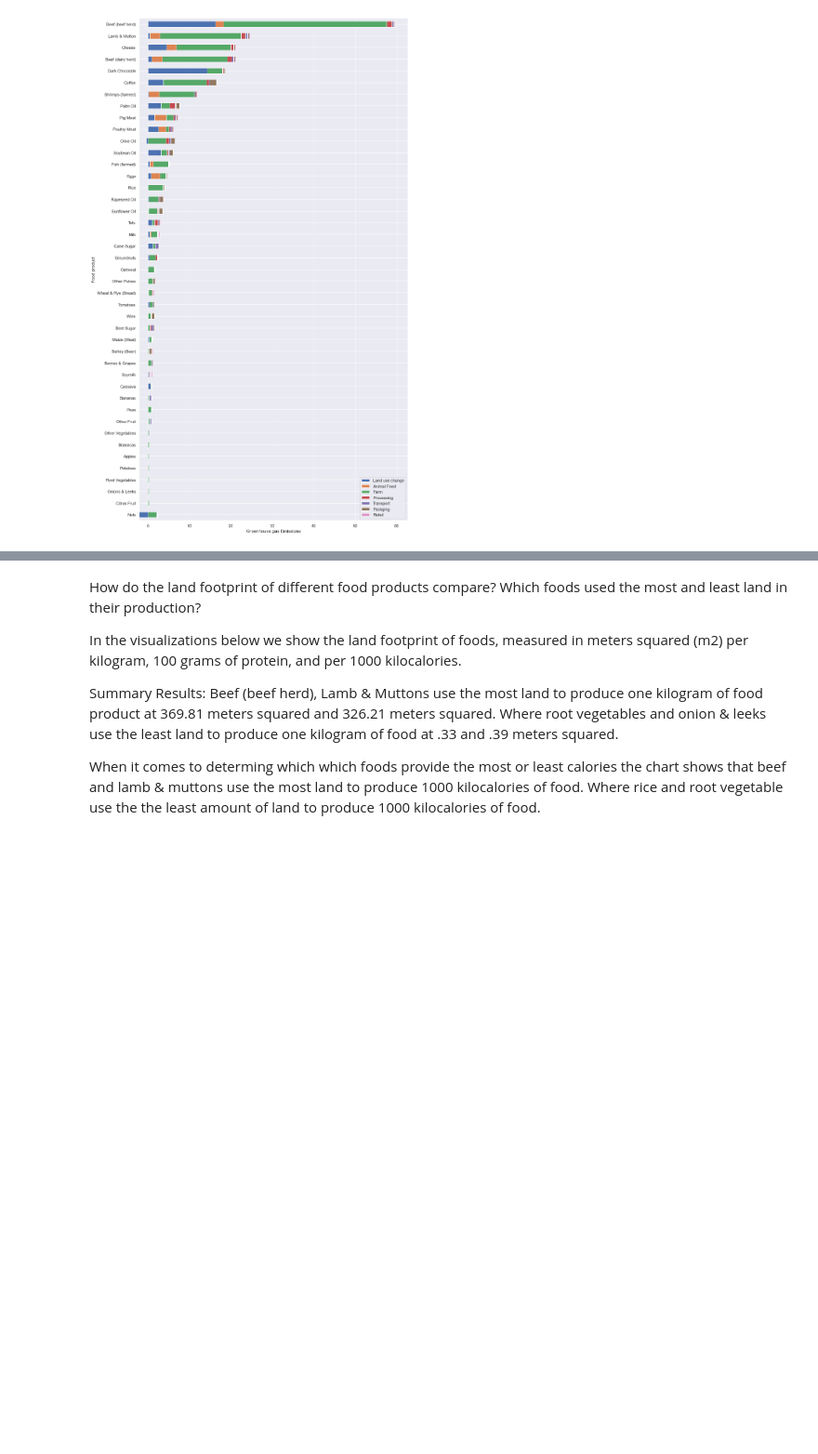
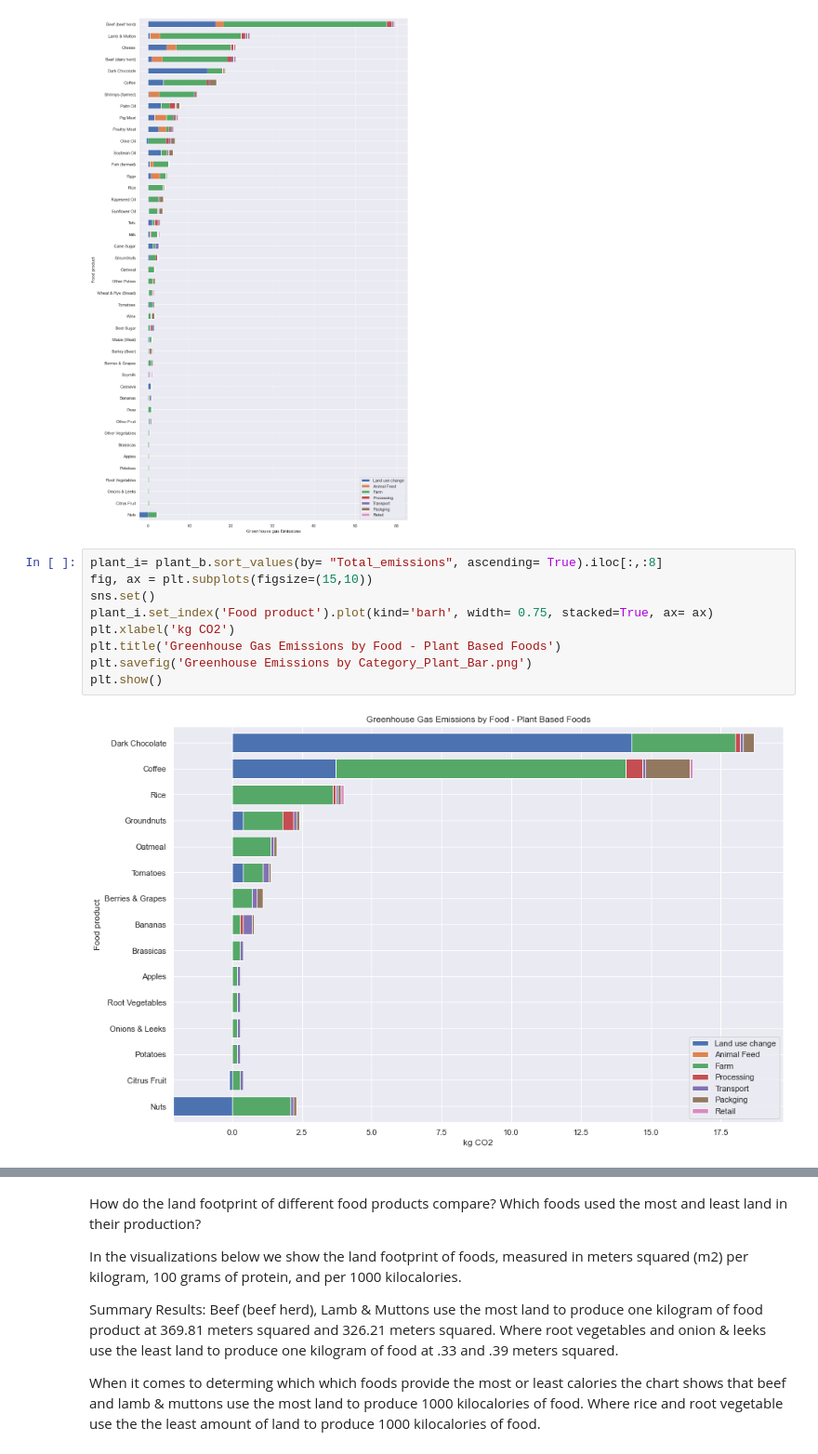
Before and after one commit to FashionForward-3/Sustainable-Eating, a Jupyter notebook: Food_Data.ipynb, the cells around one changed output, grey strips where cells are left out. Shown at 93% size. Cells and saved outputs as stored; diff of their text form; blank space fills up the shorter version.

```diff
--- a/Food_Data.ipynb
+++ b/Food_Data.ipynb
@@ -824,3 +827,14 @@ plt.xlabel("Greenhouse gas Emissions")
 plt.show()
 # %% [output]
 [figure]
+# %%
+plant_i= plant_b.sort_values(by= "Total_emissions", ascending= True).iloc[:,:8]
+fig, ax = plt.subplots(figsize=(15,10))
+sns.set()
+plant_i.set_index('Food product').plot(kind='barh', width= 0.75, stacked=True, ax= ax)
+plt.xlabel('kg CO2')
+plt.title('Greenhouse Gas Emissions by Food - Plant Based Foods')
+plt.savefig('Greenhouse Emissions by Category_Plant_Bar.png')
+plt.show()
+# %% [output]
+[figure, added]
```
Also changed, not shown: parts of 10 cells of this notebook, 3 other files.
